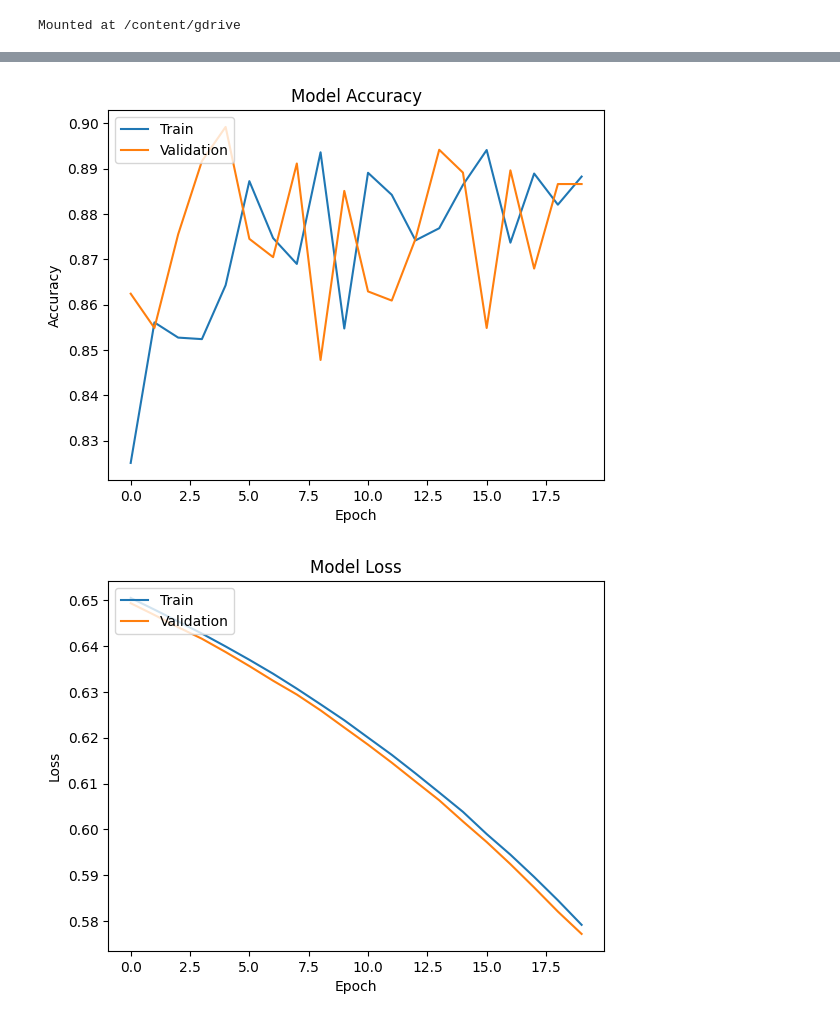
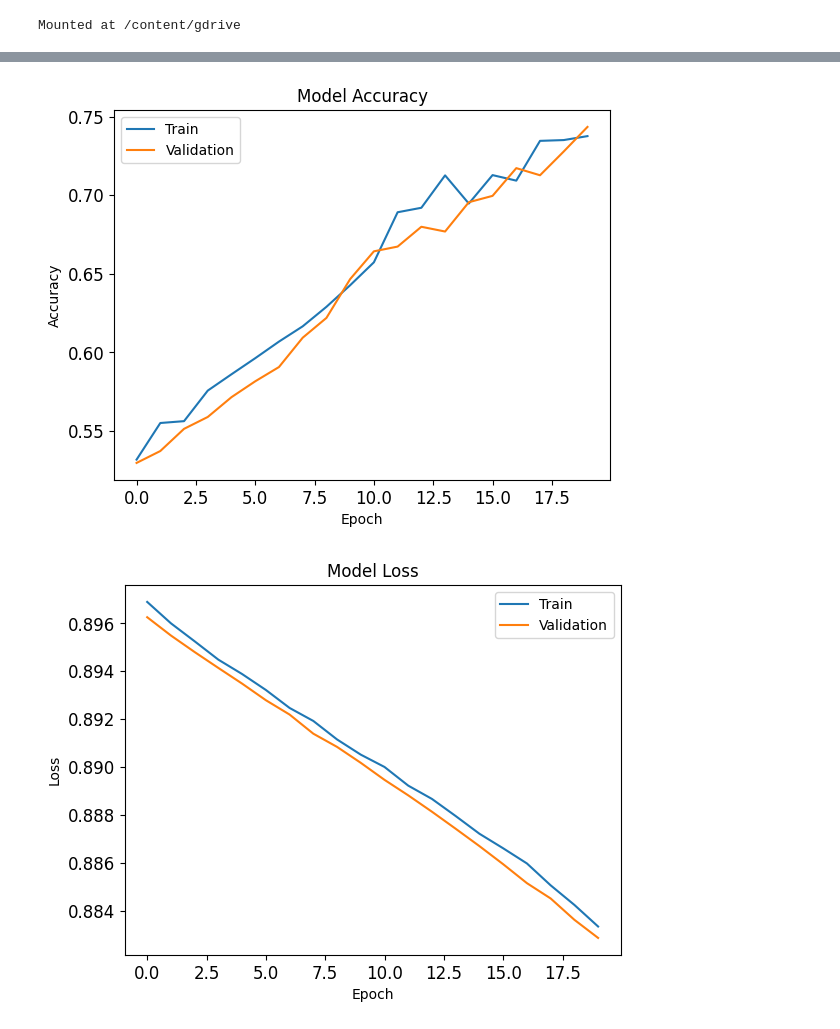
Before and after one commit to Ayushjha02/MLNN_Image_class, a Jupyter notebook: MLNN_Image_class.ipynb, the cells around one changed output, grey strips where cells are left out. Saved outputs shown, nothing was run; the diff lists cells and outputs as text; code cells hidden in the pictures.

```diff
--- a/MLNN_Image_class.ipynb
+++ b/MLNN_Image_class.ipynb
@@ -140,7 +148,5 @@ print(len(y_test))
 # %%
-regularize_1 = regularizers.L1(0.1)
-regularize_2 = regularizers.L2(0.1)
-
+#Model with 2 conv layer and 4 pooling layer
 inp = tf.keras.layers.Input((64, 64, 1),dtype='float32', name='inp')
 conv_1 = tf.keras.layers.Conv2D(32,(3,3),activation='relu',padding='same',
                             name='conv_1')(inp)
@@ -150,9 +156,11 @@ pool_3 = tf.keras.layers.MaxPooling2D((2,2),name='pool_3')(pool_2)
 conv_2 = tf.keras.layers.Conv2D(8,(3,3),activation='relu',padding='same',
                           name='conv_2')(pool_3)
 pool_4 = tf.keras.layers.MaxPooling2D((2,2),name='pool_4')(conv_2)
-flat = tf.keras.layers.Flatten()(pool_3)
-#fc_1 = tf.keras.layers.Dense(512,activation='relu')(flat)
-fc_2 = tf.keras.layers.Dense(512,activation='relu')(flat)
+flat = tf.keras.layers.Flatten()(pool_4)
+
+# Add regularization and dropout
+fc_2 = tf.keras.layers.Dense(512, activation='relu', kernel_regularizer=regularizers.l2(0.001))(flat)
+fc_2 = tf.keras.layers.Dropout(0.1)(fc_2)
 output = tf.keras.layers.Dense(1, activation='sigmoid')(fc_2)
 
 class_model = models.Model(inputs=inp,outputs=output,name='class_model')
@@ -183,3 +194,4 @@ opt = tf.keras.optimizers.SGD(learning_rate=0.001)
 class_model.compile(opt,
               loss=tf.keras.losses.BinaryCrossentropy(),
               metrics=['accuracy'])
+early_stopping = EarlyStopping(monitor='val_loss', patience=3, verbose=1)
@@ -190,19 +198,12 @@ print(y_train.shape)
 # %%
 #Model fit
-# history = class_model.fit(
-#     x_train, y_train,
-#     batch_size=32,
-#     epochs=20,
-#     validation_data=(x_test, y_test),
-#     shuffle=True
-# )
-
 history = class_model.fit(
     train_generator,
     steps_per_epoch=train_generator.samples // train_generator.batch_size,
     epochs=20,
     validation_data=test_generator,
     validation_steps=test_generator.samples // test_generator.batch_size,
+    callbacks=[early_stopping]
 )
 # %% [output]
 Epoch 1/20
@@ -243,24 +277,29 @@ Test accuracy: 0.9934999942779541
 # %%
 # Ploting
 # Visualize the training history
+
 plt.plot(history.history['accuracy'])
 plt.plot(history.history['val_accuracy'])
 plt.title('Model Accuracy')
 plt.ylabel('Accuracy')
 plt.xlabel('Epoch')
+plt.yticks(fontsize=12)
+plt.xticks(fontsize=12)
 plt.legend(['Train', 'Validation'], loc='upper left')
 plt.show()
 
 plt.plot(history.history['loss'])
 plt.plot(history.history['val_loss'])
 plt.title('Model Loss')
 plt.ylabel('Loss')
 plt.xlabel('Epoch')
-plt.legend(['Train', 'Validation'], loc='upper left')
+plt.yticks(fontsize=12)
+plt.xticks(fontsize=12)
+plt.legend(['Train', 'Validation'], loc='upper right')
 plt.show()
 # %% [output]
-[figure, old version]
+[figure, new version]
-[figure, old version]
+[figure, new version]
 # %%
   # prediction
 # Make predictions on a new test dataset
```
Also changed, not shown: parts of 18 cells of this notebook.
